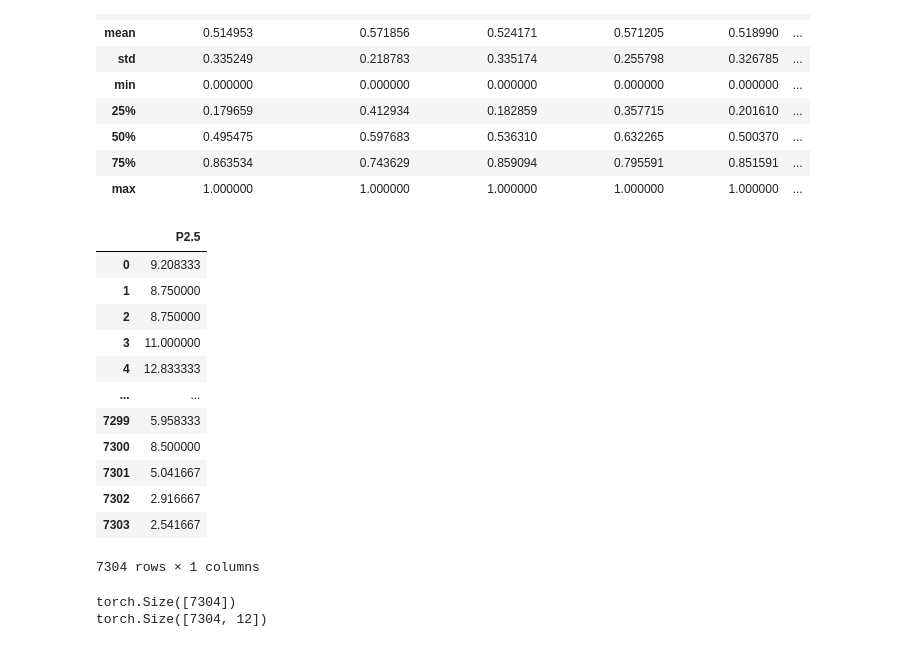
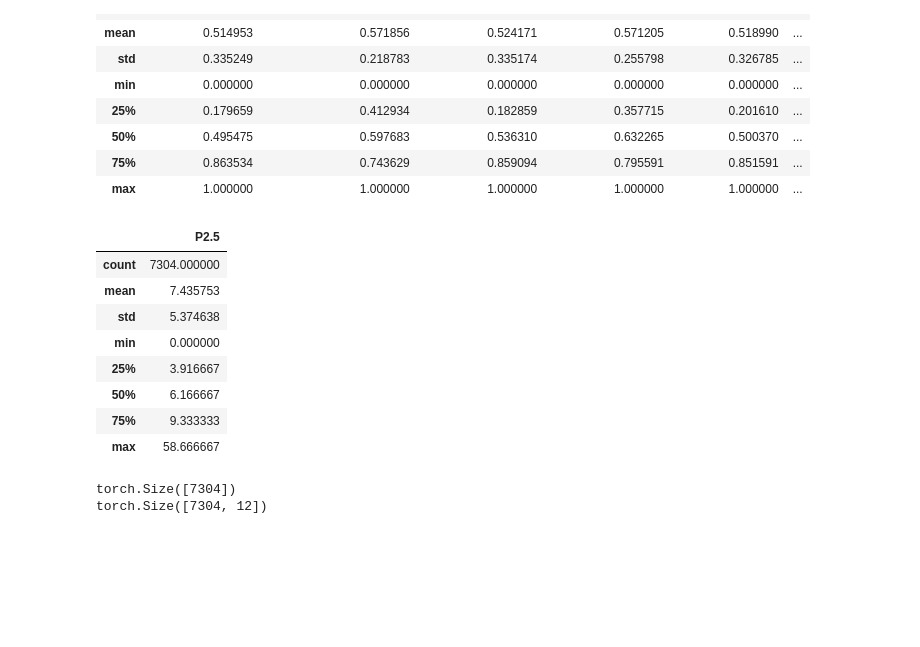
Before and after one commit to xuetingkai/APS360AirQuality, a Jupyter notebook: training.ipynb, the cells around one changed output. Saved outputs shown, nothing was run; the diff lists cells and outputs as text; code cells hidden in the pictures; blank space fills up the shorter version.

```diff
--- a/training.ipynb
+++ b/training.ipynb
@@ -27,21 +27,17 @@ weather_df_normalized.describe()
 | 75% | 0.863534 | 0.743629 | 0.859094 | 0.795591 | 0.851591 | ... |
 | max | 1.000000 | 1.000000 | 1.000000 | 1.000000 | 1.000000 | ... |
 # %%
-pollutant_df
+pollutant_df.describe()
 # %% [output]
 |  | P2.5 |
-| 0 | 9.208333 |
-| 1 | 8.750000 |
-| 2 | 8.750000 |
-| 3 | 11.000000 |
-| 4 | 12.833333 |
-| ... | ... |
-| 7299 | 5.958333 |
-| 7300 | 8.500000 |
-| 7301 | 5.041667 |
-| 7302 | 2.916667 |
-| 7303 | 2.541667 |
+| count | 7304.000000 |
+| mean | 7.435753 |
+| std | 5.374638 |
+| min | 0.000000 |
+| 25% | 3.916667 |
+| 50% | 6.166667 |
+| 75% | 9.333333 |
+| max | 58.666667 |
-7304 rows × 1 columns
 # %%
 pollutant_tensor = torch.tensor(pollutant_df['P2.5'].values)
 weather_tensor = torch.tensor(weather_df_normalized[:].values)
```
Also changed, not shown: parts of 4 cells of this notebook.
